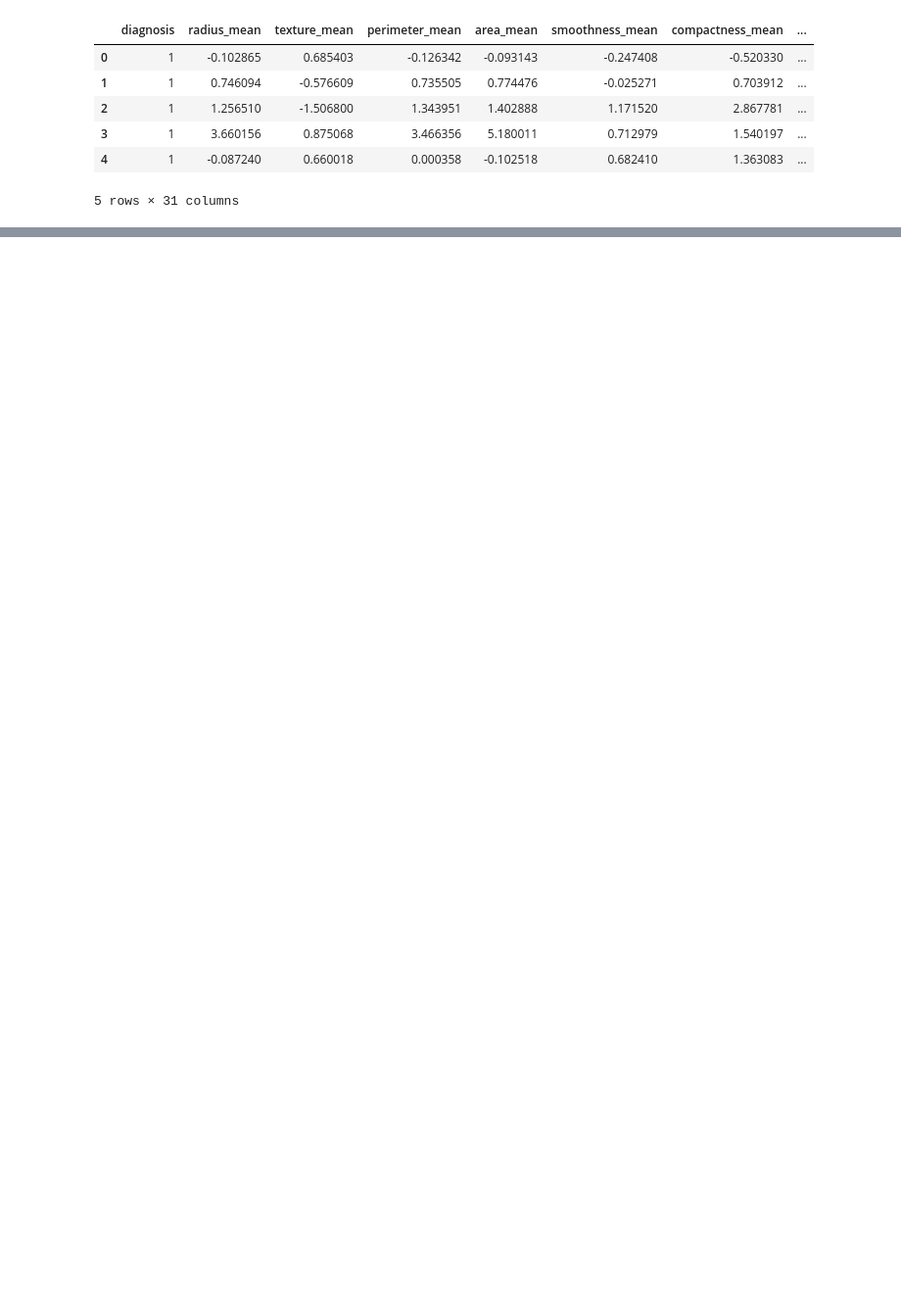
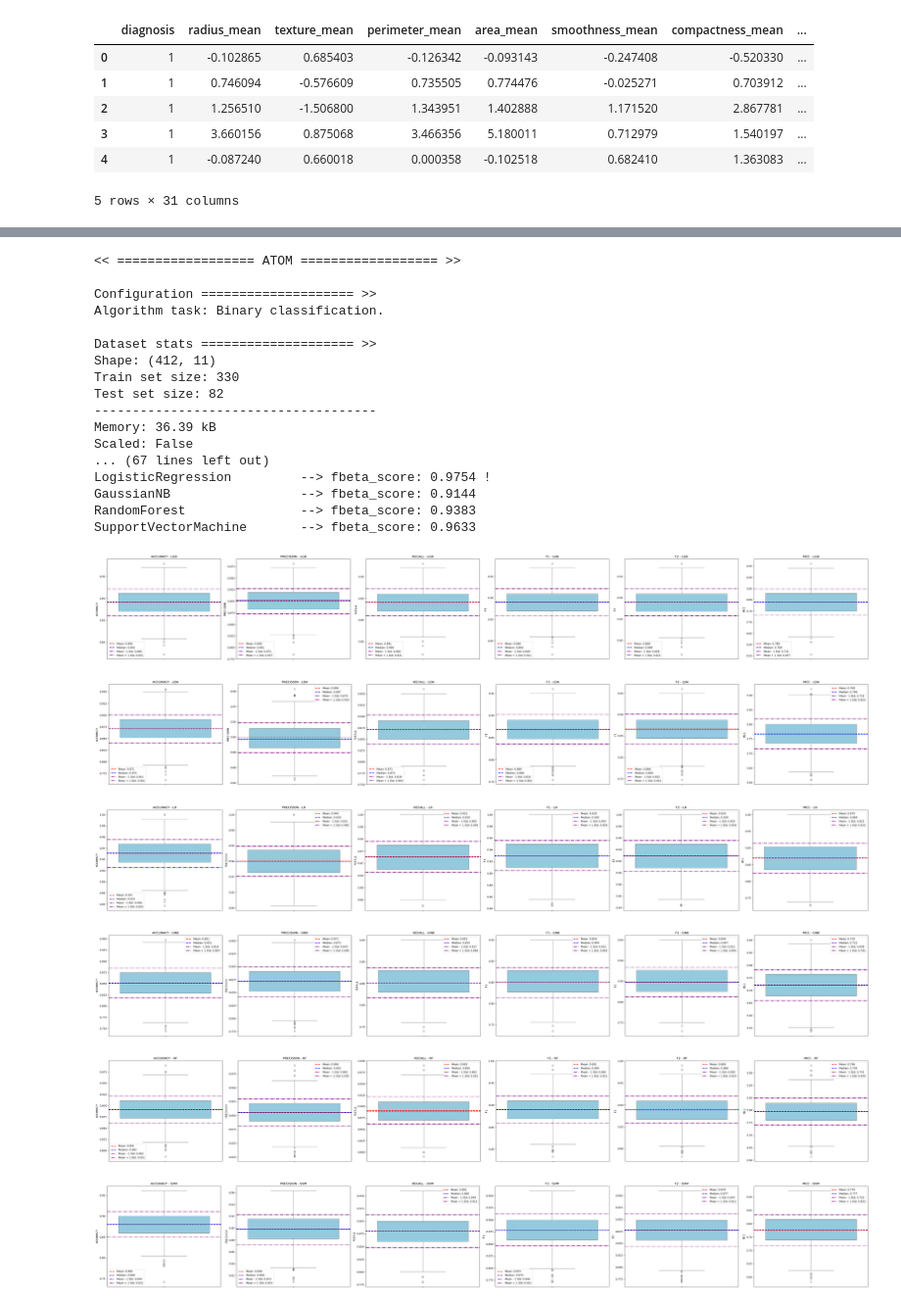
Before and after one commit to RafailTn/Assignment-2, a Jupyter notebook: notebooks/model_analysis.ipynb, the cells around one changed output, grey strips where cells are left out. Shown at 98% size. Saved outputs shown, nothing was run; the diff lists cells and outputs as text; code cells hidden in the pictures; blank space fills up the shorter version.

```diff
--- a/notebooks/model_analysis.ipynb
+++ b/notebooks/model_analysis.ipynb
@@ -70,0 +180,43 @@ Memory: 29.08 kB
+# %%
+# Create a new RNcvAtom instance
+rncv = func_classes.RNcvAtom(
+    X=train_df.drop(columns=["diagnosis"]),
+    y=train_df["diagnosis"],
+    models=models,
+    fs=True
+)
+rncv.bootstrap(train_set=train_df, eval_set=test_df)
+results = rncv.get_bootstrap_results()
+results.to_csv(root/'data'/'bootstrap_results_PCA_10.csv', index=False)
+
+utils = func_classes.Utils()
+for model in models:
+    utils.create_boxplot(
+        df=results,
+        model_name=model,
+        metrics=metrics
+    )
+# %% [output]
+<< ================== ATOM ================== >>
+
+Configuration ==================== >>
+Algorithm task: Binary classification.
+
+Dataset stats ==================== >>
+Shape: (412, 11)
+Train set size: 330
+Test set size: 82
+-------------------------------------
+Memory: 36.39 kB
+Scaled: False
+... (67 lines left out)
+LogisticRegression         --> fbeta_score: 0.9754 !
+GaussianNB                 --> fbeta_score: 0.9144
+RandomForest               --> fbeta_score: 0.9383
+SupportVectorMachine       --> fbeta_score: 0.9633
+[figure, added]
+[figure, added]
+[figure, added]
+[figure, added]
+[figure, added]
+[figure, added]
```
Also changed, not shown: parts of 3 cells of this notebook, 9 other files.
